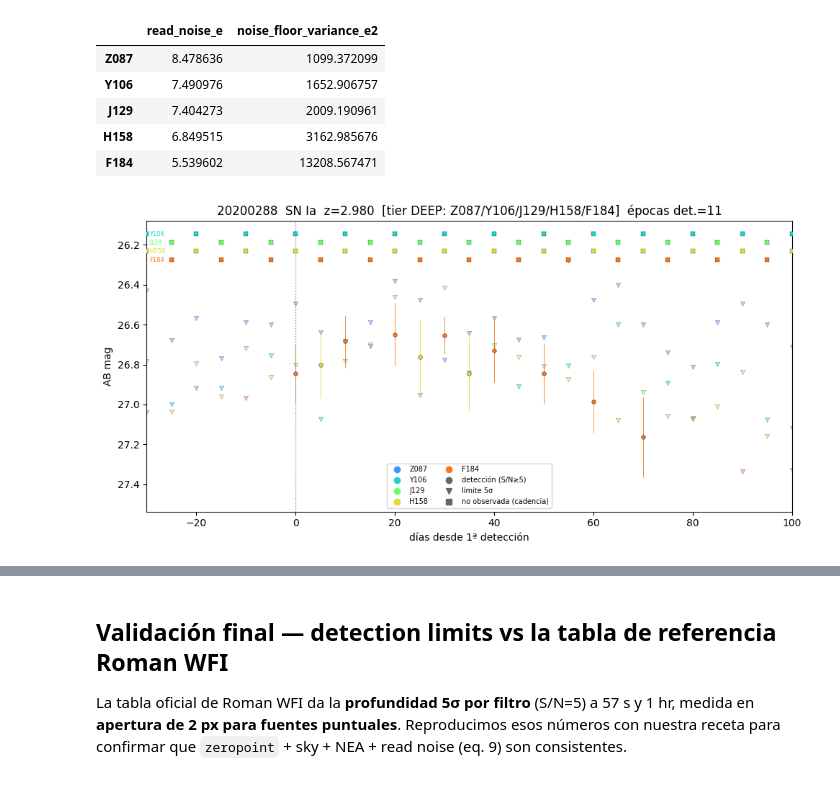
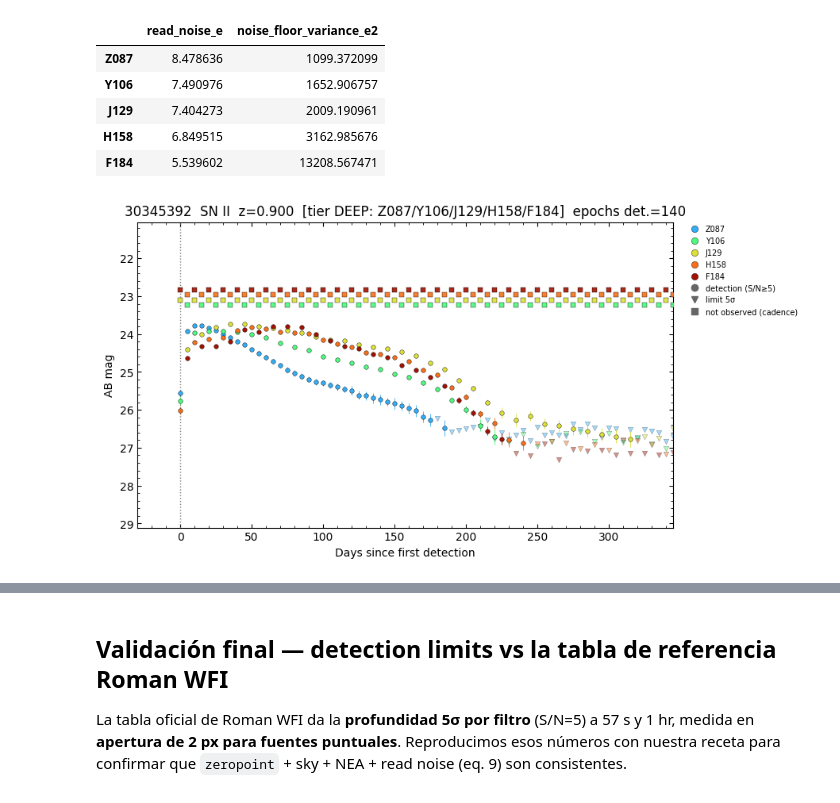
Before and after one commit to Monsalves-Gonzalez-N/Kilonova, a Jupyter notebook: data/openuniverse/openuniverse_hdf5_lightcurve_error.ipynb, the cells around one changed output, grey strips where cells are left out. Cells and saved outputs as stored; diff of their text form; code cells hidden in the pictures.

```diff
--- a/data/openuniverse/openuniverse_hdf5_lightcurve_error.ipynb
+++ b/data/openuniverse/openuniverse_hdf5_lightcurve_error.ipynb
@@ -294,63 +328,111 @@ def build_photometry(object_id, hdf5=None):
     """hdf5 -> curva verdadera -> épocas a cadencia real (anchor + 2, nearest-MJD) -> error Roman."""
     return estimate_observation_error(resample_to_cadence(read_true_lightcurve(object_id, hdf5=hdf5)))
 # %%
-def select_object(transients, select="high_z", min_detected_epochs=3, scan_limit=400):
+def select_object(transients, select="near_z", target_z=1.0, tol_z=None,
+                   min_detected_epochs=3, scan_limit=400,
+                   random_choice=True, n_candidates_pool=10, seed=None):
     """Elige el object_id del ejemplo, evaluando sobre las épocas a cadencia real.
+
     "brightest": el más brillante (alta SNR, error chico).
-    "high_z": el de MAYOR z que todavía se detecta (>= min_detected_epochs épocas con S/N>=5).
-              Escanea por z decreciente -> objeto marginal donde el error de Roman se ve grande."""
+    "high_z":    el de MAYOR z que todavía se detecta.
+    "near_z":    el/los objetos con z más CERCANO a `target_z` que todavía se detectan
+                 (>= min_detected_epochs con S/N>=5). Si tol_z se especifica, primero
+                 filtra a |z - target_z| <= tol_z; si no hay tol_z, ordena todos por
+                 cercanía a target_z.
+
+    random_choice: si True, entre los candidatos válidos más cercanos a target_z
+                   (hasta n_candidates_pool) elige uno al azar. Si False, devuelve
+                   siempre el más cercano.
+    n_candidates_pool: tamaño del pool de candidatos válidos entre los que se sortea.
+    seed: semilla opcional para reproducibilidad del sorteo.
+    """
     if select == "brightest":
         return int(transients.sort_values("peak_mag_F")["id"].iloc[0])
-    candidates = transients.sort_values("z_CMB", ascending=False)["id"].astype(int).tolist()[:scan_limit]
+
+    if select == "high_z":
+        candidates = transients.sort_values("z_CMB", ascending=False)["id"].astype(int).tolist()[:scan_limit]
+    elif select == "near_z":
+        df = transients.copy()
+        df["z_dist"] = (df["z_CMB"] - target_z).abs()
+        if tol_z is not None:
+            df = df[df["z_dist"] <= tol_z]
+        candidates = df.sort_values("z_dist")["id"].astype(int).tolist()[:scan_limit]
+    else:
+        raise ValueError(f"select desconocido: {select}")
+
+    rng = np.random.default_rng(seed)
+    valid = []
     with h5py.File(HDF5_PATH, "r") as hdf5:
         for candidate in candidates:
             photometry = build_photometry(candidate, hdf5=hdf5)
             if int(photometry["detected"].sum()) >= min_detected_epochs:
-                return candidate
-    return candidates[0]
+                valid.append(candidate)
+                if not random_choice:
+                    return valid[0]
+                if len(valid) >= n_candidates_pool:
+                    break
+
+    if not valid:
+        return candidates[0] if candidates else None
+
+    if random_choice:
+        return int(rng.choice(valid))
+    return valid[0]
 
 
-def build_lightcurve_with_error(object_id=None, select="high_z", plot=True):
-    """Selecciona un objeto y construye su curva con error a CADENCIA REAL del tier. El plot enfoca la
-    ventana ACTIVA (alrededor de las detecciones) en days_since_detection para que el rug de cadencia sea
-    legible: la ventana del SED apilaría las visitas; acercando se ven las 2 no-observadas/época."""
+def build_lightcurve_with_error(object_id=None, select="near_z", target_z=1.0, tol_z=None,
+                                 plot=True, random_choice=True, n_candidates_pool=10, seed=None):
+    """Selecciona un objeto y construye su curva con error a CADENCIA REAL del tier."""
     catalog = pd.read_parquet(CATALOG_PATH)
     catalog["label"] = catalog["gentype"].map(GENTYPE_LABEL)
     with h5py.File(HDF5_PATH, "r") as hdf5:
         present = set(hdf5.keys())
     transients = catalog[(catalog["label"] != "FIXMAG")
-                         & catalog["id"].astype(str).isin(present)].copy()
+                          & catalog["id"].astype(str).isin(present)].copy()
 
     if object_id is None:
-        object_id = select_object(transients, select=select)
+        object_id = select_object(transients, select=select, target_z=target_z, tol_z=tol_z,
+                                   random_choice=random_choice, n_candidates_pool=n_candidates_pool,
+                                   seed=seed)
 
     info = catalog[catalog["id"] == object_id].iloc[0]
     photometry = build_photometry(object_id)
     detected_epochs = int(photometry["detected"].sum())
     title = (f"{object_id}  {info['label']}  z={info['z_CMB']:.3f}  "
              f"[tier {TIER.upper()}: {'/'.join(BANDS_BY_WAVELENGTH)}]  "
-             f"épocas det.={detected_epochs}")
+             f"epochs det.={detected_epochs}")
+
     if plot:
         figure, ax = plt.subplots(figsize=(10, 5))
-        plot_lightcurve_with_error(photometry, title=title, ax=ax)
         detected_time = photometry.loc[photometry["detected"], "days_since_detection"]
+        # Magnitud más brillante MOSTRADA -> ancla la fila de cuadrados de cadencia dentro del ylim.
         if len(detected_time) > 0:
             x_low, x_high = detected_time.min() - 30, detected_time.max() + 30
+            visible = photometry[(photometry["days_since_detection"] >= x_low)
+                                  & (photometry["days_since_detection"] <= x_high)]
+            shown_mag = pd.concat([visible.loc[visible["detected"], "mag_observed"],
+                                    visible.loc[~visible["detected"], "mag_limit_5sigma"]])
+            reference_magnitude = shown_mag.min()
+        else:
+            reference_magnitude = None
+        plot_lightcurve_with_error(photometry, title=title, ax=ax, reference_magnitude=reference_magnitude)
+        if len(detected_time) > 0:
             ax.set_xlim(x_low, x_high)
-            visible = photometry[(photometry["days_since_detection"] >= x_low)
-                                 & (photometry["days_since_detection"] <= x_high)]
-            shown_mag = pd.concat([visible.loc[visible["detected"], "mag_observed"],
-                                   visible.loc[~visible["detected"], "mag_limit_5sigma"]])
-            margin = max(0.2, 0.1 * (shown_mag.max() - shown_mag.min()))
-            ax.set_ylim(shown_mag.max() + margin, shown_mag.min() - margin)  # eje invertido
-        plt.tight_layout()
+            margin = max(0.2, 0.5 * (shown_mag.max() - shown_mag.min()))
+            # El top incluye el escalón de cadencia más alto (ax._cadence_top_magnitude) con un poco de aire.
+            ax.set_ylim(shown_mag.max() + margin,
+                        min(shown_mag.min(), ax._cadence_top_magnitude) - margin)  # eje invertido
+        # Reserva el margen derecho para la leyenda externa (fuera del área de datos), en vez de tight_layout.
+        figure.subplots_adjust(right=0.80)
+        figure.savefig("openuniverse_lightcurve_full.pdf", bbox_inches="tight")
         plt.show()
+
     return photometry, info
 
 
-photometry, info = build_lightcurve_with_error(object_id=None, select="high_z", plot=True)
+photometry, info = build_lightcurve_with_error(object_id=None, select="near_z", target_z=0.9, plot=True)
 # %% [output]
-[figure, old version]
+[figure, new version]
 # %%
 # La selección "primera detección -> N épocas" vive en roman_photometry (misma regla que el pipeline
 # y el dataloader). Aquí solo se le agrega el plot con zoom + numeración de épocas, en days_since_detection.
```
Also changed, not shown: parts of 2 cells of this notebook, 23 other files.
